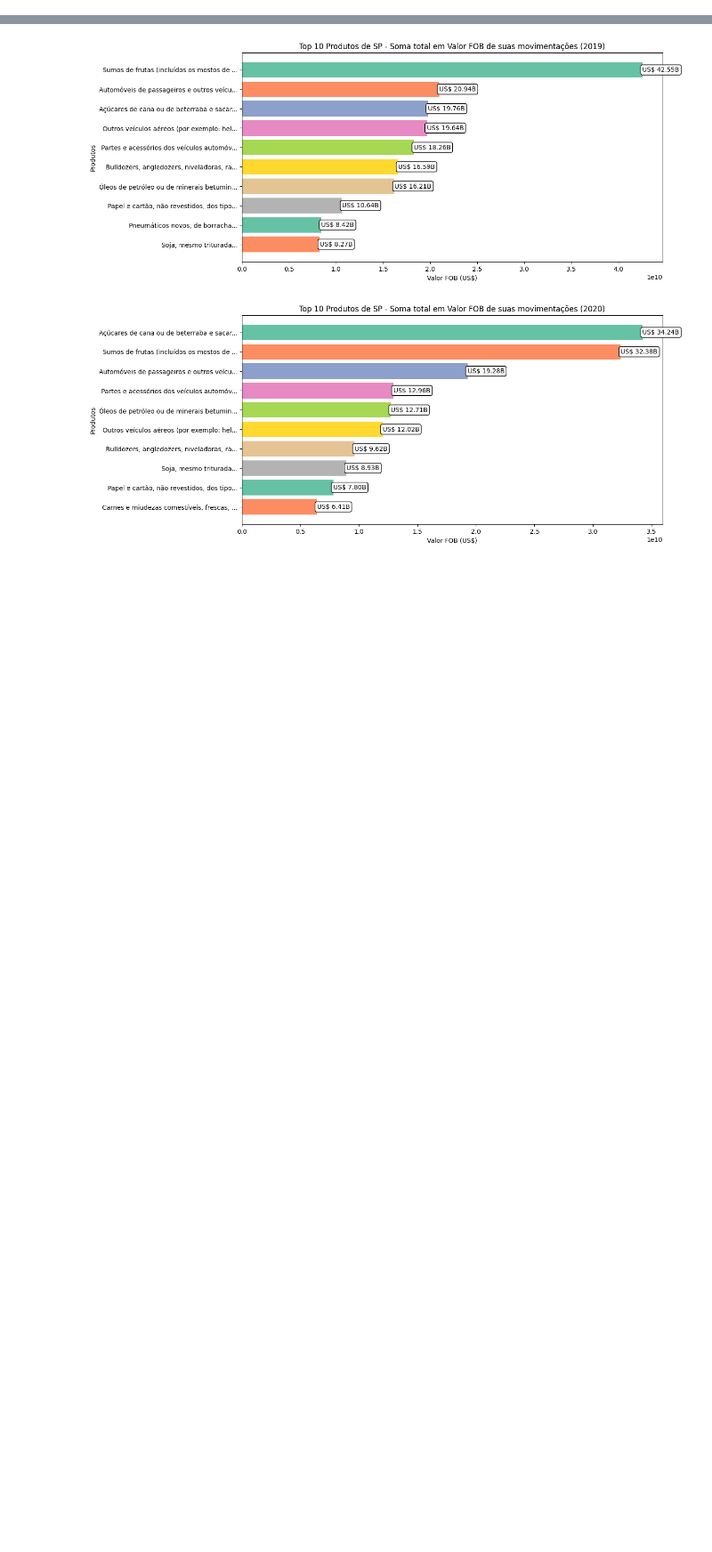
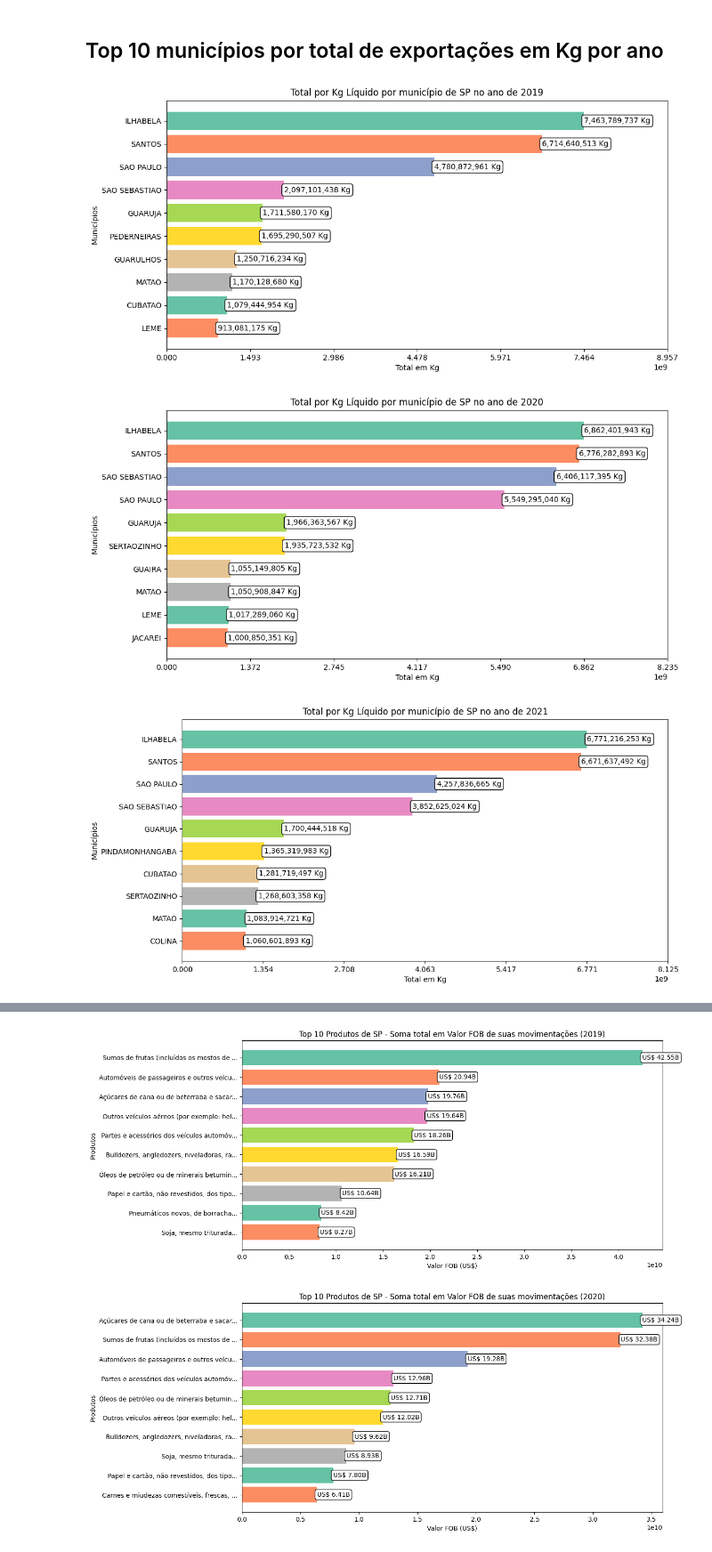
Before and after one commit to kakashinho/API-Crows, a Jupyter notebook: Docs/Google Colab/todos_os_graficos.ipynb, the cells around one changed output, grey strips where cells are left out. Shown at 89% size. Cells and saved outputs as stored; diff of their text form; code cells hidden in the pictures; blank space fills up the shorter version.

```diff
--- a/Docs/Google Colab/todos_os_graficos.ipynb
+++ b/Docs/Google Colab/todos_os_graficos.ipynb
@@ -242,0 +20,53 @@ Name: count, dtype: int64
+# %% [markdown]
+## Top 10 municípios por total de exportações em Kg por ano
+# %%
+for year in range(2019,2025):
+    url = f'https://balanca.economia.gov.br/balanca/bd/comexstat-bd/mun/EXP_{year}_MUN.csv'
+    df = pd.read_csv(url, sep=";", encoding="latin1")
+
+    # Apenas o estado de SP
+    df_mun_sp = df[df["SG_UF_MUN"] == "SP"]
+
+    # Soma do total de KG_LIQUIDO opr município
+    kg_total_por_mun = df_mun_sp.groupby("CO_MUN")["KG_LIQUIDO"].sum().reset_index()
+
+    # Renomear coluna para compatibilidade com a base de municípios
+    df_mun = df_mun.rename(columns={"CO_MUN_GEO": "CO_MUN"})
+
+    # Mesclar com a tabela de Mun para pegar os nomes
+    kg_total_por_mun = kg_total_por_mun.merge(df_mun, on="CO_MUN", how="left")
+
+    # 10 municípios por peso em exportações
+    mun_top10 = kg_total_por_mun.sort_values(by="KG_LIQUIDO", ascending=False).head(10)
+
+
+    # Usando uma paleta de cores do seaborn (pode ser qualquer uma das paletas, como 'Set1', 'tab10', etc.)
+    colors = sns.color_palette("Set2", n_colors=len(mun_top10))
+
+    # Criar gráfico de barras com cores variadas
+    plt.figure(figsize=(12, 6))
+    bars = plt.barh(mun_top10["NO_MUN"], mun_top10["KG_LIQUIDO"], color=colors)
+
+    # Adicionar uma caixa de texto com o valor total de Kg no meio de cada barra
+    for bar in bars:
+        width = bar.get_width()  # O valor da barra no eixo X
+        y_position = bar.get_y() + bar.get_height() / 2  # A posição no meio da barra no eixo Y
+        plt.text(width, y_position, f'{width:,.0f} Kg', va='center', ha='left', color='black', fontsize=10,
+                 bbox=dict(facecolor='white', edgecolor='black', boxstyle='round,pad=0.3'))
+
+    # Ajustar o eixo X dinamicamente
+    max_kg = int(mun_top10["KG_LIQUIDO"].max())
+    step = max_kg // 5  # Define o intervalo de 5 passos no eixo X
+    plt.xticks(range(0, max_kg + step, step))
+
+    # Adicionar rótulos e título
+    plt.xlabel("Total em Kg")
+    plt.ylabel("Municípios")
+    plt.title(f"Total por Kg Líquido por município de SP no ano de {year}")
+
+    # Inverter a ordem do eixo Y para mostrar o maior valor no topo
+    plt.gca().invert_yaxis()
+# %% [output]
+[figure, added]
+[figure, added]
+[figure, added]
```
Also changed, not shown: parts of 12 cells of this notebook.
